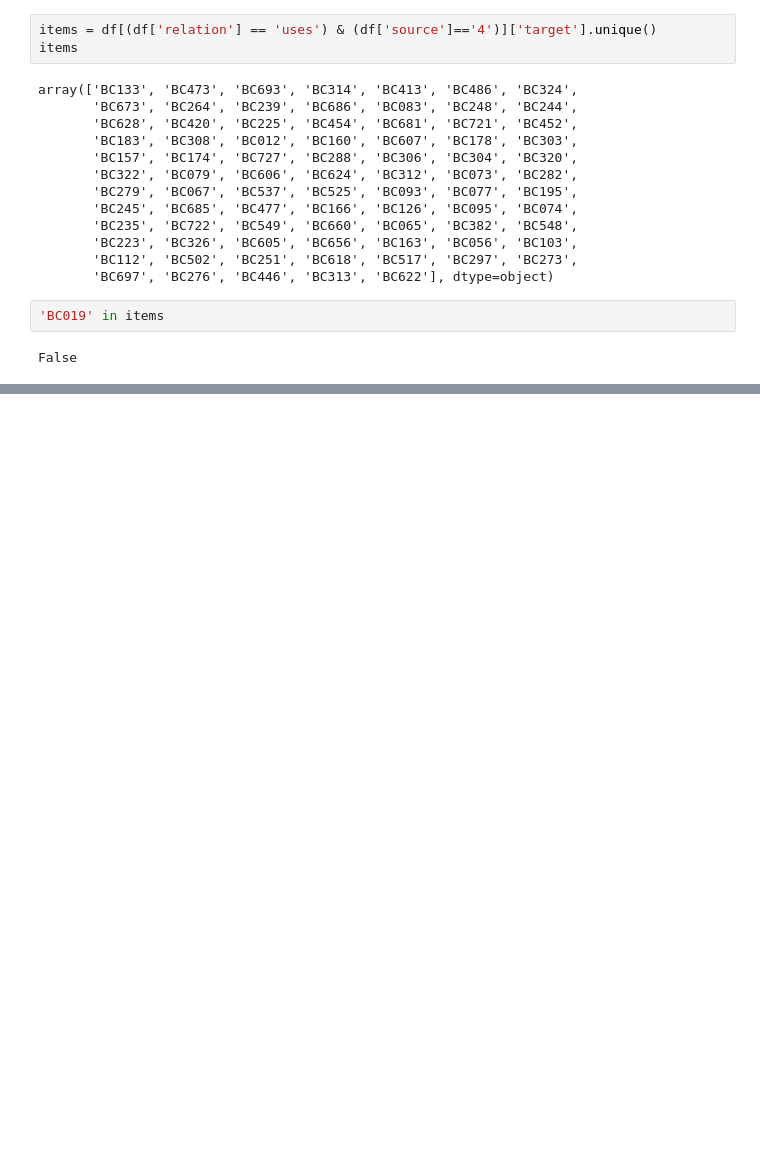
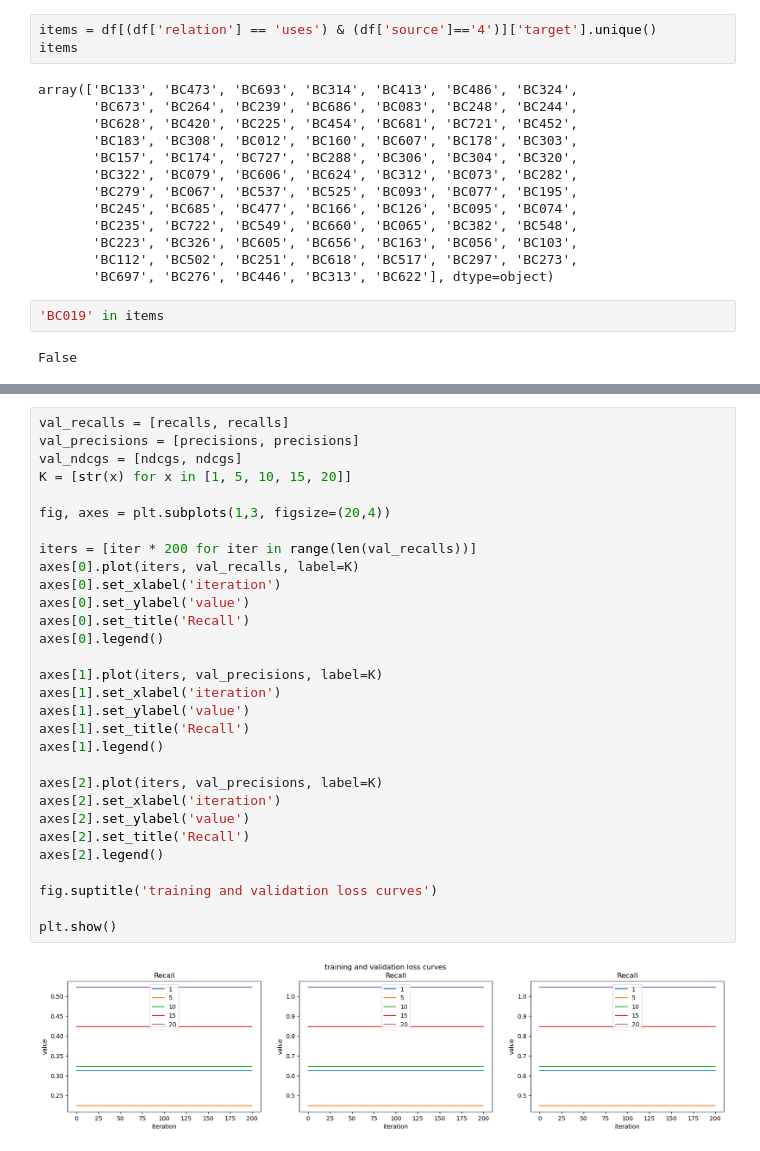
Before and after one commit to RusheelIyer/comp_lightgcn, a Jupyter notebook: test.ipynb, the cells around one changed output, grey strips where cells are left out. Drawn from its saved outputs; the diff is of its cells as text; blank space fills up the shorter version.

```diff
--- a/test.ipynb
+++ b/test.ipynb
@@ -83,0 +100,32 @@ plt.show()
+# %%
+val_recalls = [recalls, recalls]
+val_precisions = [precisions, precisions]
+val_ndcgs = [ndcgs, ndcgs]
+K = [str(x) for x in [1, 5, 10, 15, 20]]
+
+fig, axes = plt.subplots(1,3, figsize=(20,4))
+
+iters = [iter * 200 for iter in range(len(val_recalls))]
+axes[0].plot(iters, val_recalls, label=K)
+axes[0].set_xlabel('iteration')
+axes[0].set_ylabel('value')
+axes[0].set_title('Recall')
+axes[0].legend()
+
+axes[1].plot(iters, val_precisions, label=K)
+axes[1].set_xlabel('iteration')
+axes[1].set_ylabel('value')
+axes[1].set_title('Recall')
+axes[1].legend()
+
+axes[2].plot(iters, val_precisions, label=K)
+axes[2].set_xlabel('iteration')
+axes[2].set_ylabel('value')
+axes[2].set_title('Recall')
+axes[2].legend()
+
+fig.suptitle('training and validation loss curves')
+
+plt.show()
+# %% [output]
+[figure, added]
```
Also changed, not shown: parts of 2 cells of this notebook, 2 other files.
